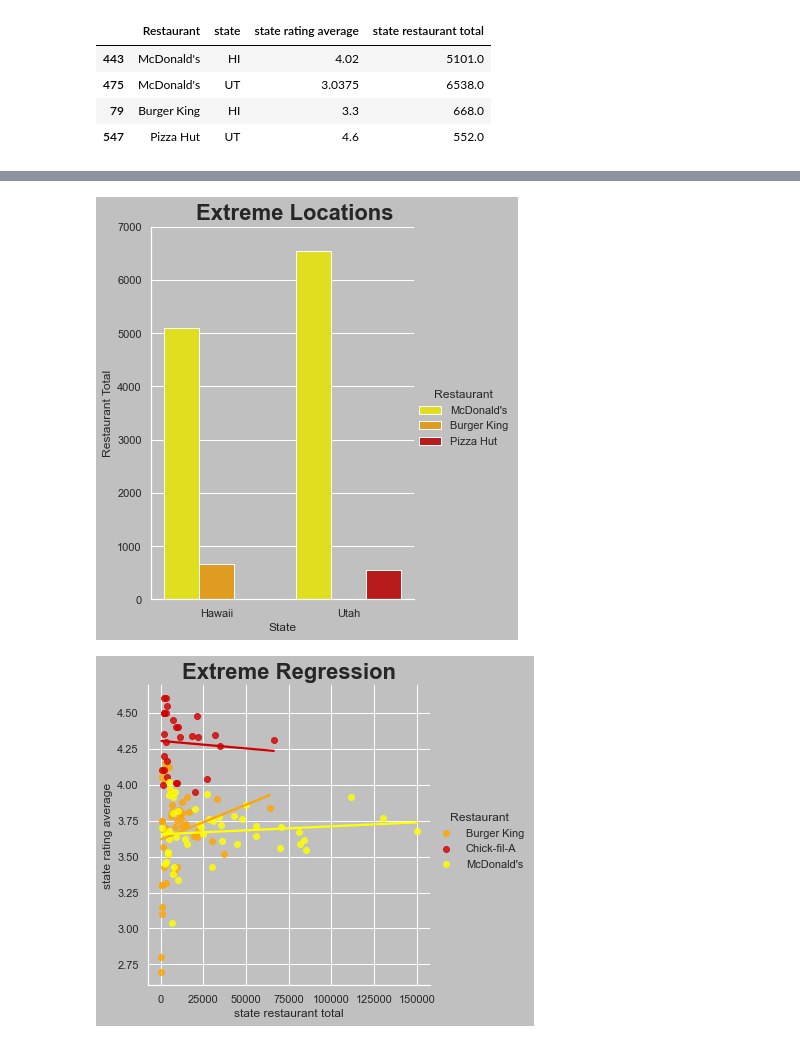
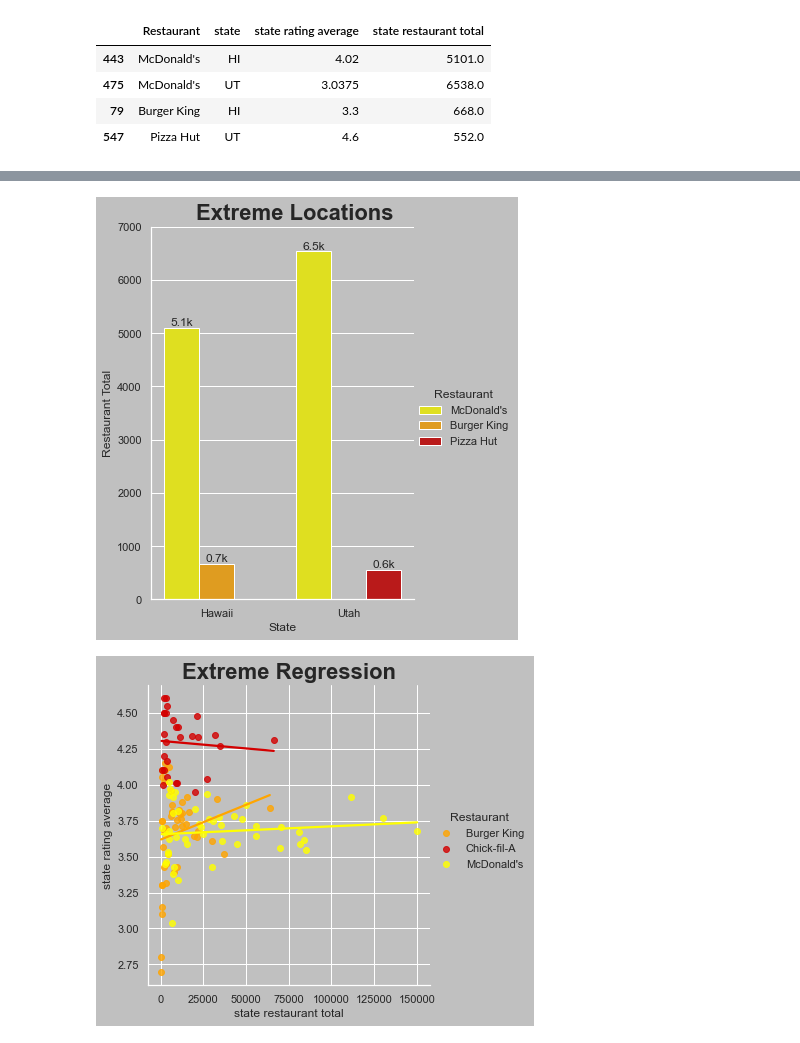
Before and after one commit to msgibson623/Fast-Food-Restaurants-Across-US, a Jupyter notebook: Haslett/Fast-food-haslett-.ipynb, the cells around one changed output, grey strips where cells are left out. Cells and saved outputs as stored; diff of their text form; code cells hidden in the pictures.

```diff
--- a/Haslett/Fast-food-haslett-.ipynb
+++ b/Haslett/Fast-food-haslett-.ipynb
@@ -146,6 +146,10 @@ sra_plot=sns.catplot(x="state",y='state rating average', hue="Restaurant",data=e
 sra_plot.set_axis_labels("State","Average Rating")
 sra_plot.set_xticklabels(['Hawaii','Utah'])
 sra_plot.set(ylim=(0,5))
+ax = sra_plot.facet_axis(0, 0)
+for c in ax.containers:
+    labels = [f'{(v.get_height() / 1):.1f}' for v in c]
+    ax.bar_label(c, labels=labels, label_type='edge')
 sra_plot.fig.suptitle("Extreme Ratings",ha='center',va='top',y=1.02,size=22,fontweight='bold')
 sra_plot.savefig("Extreme Rating.png",bbox_inches='tight',dpi=1920)
 # %% [output]
@@ -153,12 +157,16 @@ sra_plot.savefig("Extreme Rating.png",bbox_inches='tight',dpi=1920)
 # %%
 srt_plot=sns.catplot(x="state",y='state restaurant total', hue="Restaurant",data=eee,kind='bar',height=6,aspect=.8,palette=['#FFFF00',"#FFA500","#D30000"])
 srt_plot.set_axis_labels("State","Restaurant Total")
 srt_plot.set_xticklabels(['Hawaii','Utah'])
 srt_plot.set(ylim=(0,7000))
+ax = srt_plot.facet_axis(0, 0)
+for c in ax.containers:
+    labels = [f'{(v.get_height() / 1000):.1f}k' for v in c]
+    ax.bar_label(c, labels=labels, label_type='edge')
 srt_plot.fig.suptitle("Extreme Locations",ha='center',va='center',y=1,size=22,fontweight='bold')
-srt_plot.savefig("Extreme Locations.png",bbox_inches='tight',dpi=1920)
+srt_plot.savefig("Extreme Location.png",bbox_inches='tight',dpi=1920)
 # %% [output]
-[figure, old version]
+[figure, new version]
 # %%
 overview_scatter=overview[overview['Restaurant'].isin(["McDonald's","Burger King","Chick-fil-A"])]
 # %%
```
Also changed, not shown: parts of 1 cell of this notebook, 3 other files.
